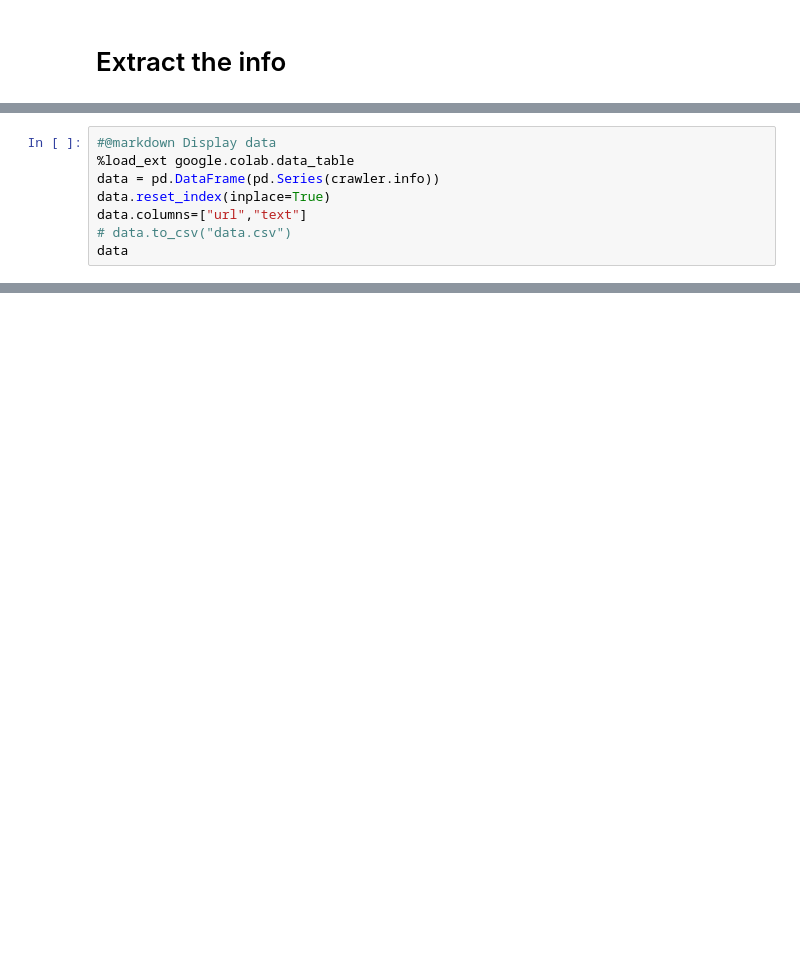
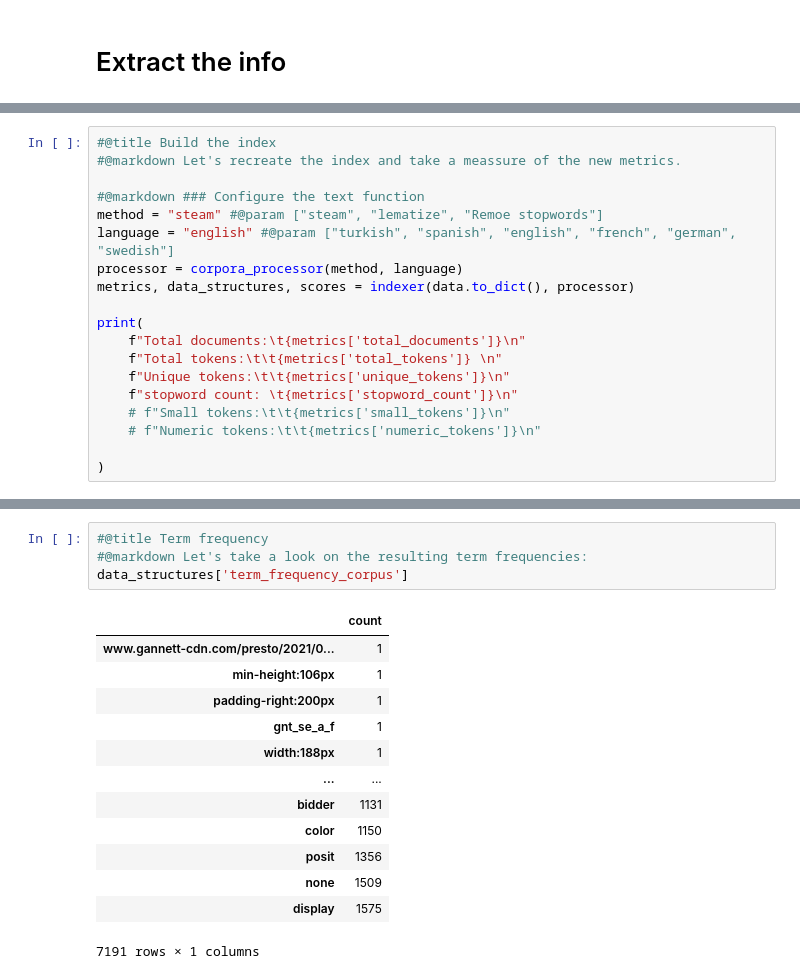
Before and after one commit to Echo9k/Information-Retrival, a Jupyter notebook: PA7_part4_WebCrawler.ipynb, the cells around one changed output, grey strips where cells are left out. Saved outputs shown, nothing was run; the diff lists cells and outputs as text; blank space fills up the shorter version.

```diff
--- a/PA7_part4_WebCrawler.ipynb
+++ b/PA7_part4_WebCrawler.ipynb
@@ -101,8 +162,0 @@ crawler.extractor()
-# %%
-#@markdown Display data
-%load_ext google.colab.data_table
-data = pd.DataFrame(pd.Series(crawler.info))
-data.reset_index(inplace=True)
-data.columns=["url","text"]
-# data.to_csv("data.csv")
-data
@@ -111,0 +398,19 @@ The google.colab.data_table extension is already loaded. To reload it, use:
+# %%
+#@title Build the index
+#@markdown Let's recreate the index and take a meassure of the new metrics.
+
+#@markdown ### Configure the text function
+method = "steam" #@param ["steam", "lematize", "Remoe stopwords"]
+language = "english" #@param ["turkish", "spanish", "english", "french", "german", "swedish"]
+processor = corpora_processor(method, language)
+metrics, data_structures, scores = indexer(data.to_dict(), processor)
+
+print(
+    f"Total documents:\t{metrics['total_documents']}\n"
+    f"Total tokens:\t\t{metrics['total_tokens']} \n"
+    f"Unique tokens:\t\t{metrics['unique_tokens']}\n"
+    f"stopword count: \t{metrics['stopword_count']}\n"
+    # f"Small tokens:\t\t{metrics['small_tokens']}\n"
+    # f"Numeric tokens:\t\t{metrics['numeric_tokens']}\n"
+
+)
@@ -122,0 +443,18 @@ Total number of terms found that matched one of the stop words in your program
+# %%
+#@title Term frequency
+#@markdown Let's take a look on the resulting term frequencies:
+data_structures['term_frequency_corpus']
+# %% [output]
+|  | count |
+| www.gannett-cdn.com/presto/2021/0... | 1 |
+| min-height:106px | 1 |
+| padding-right:200px | 1 |
+| gnt_se_a_f | 1 |
+| width:188px | 1 |
+| ... | ... |
+| bidder | 1131 |
+| color | 1150 |
+| posit | 1356 |
+| none | 1509 |
+| display | 1575 |
+7191 rows × 1 columns
```
Also changed, not shown: parts of 17 cells of this notebook.
